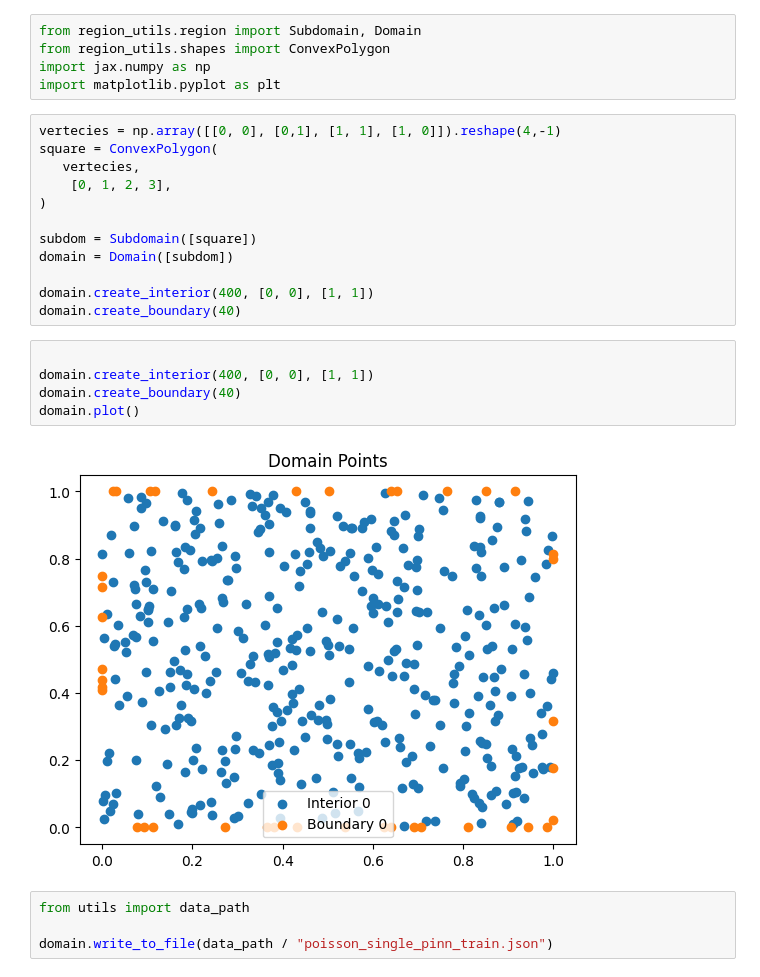
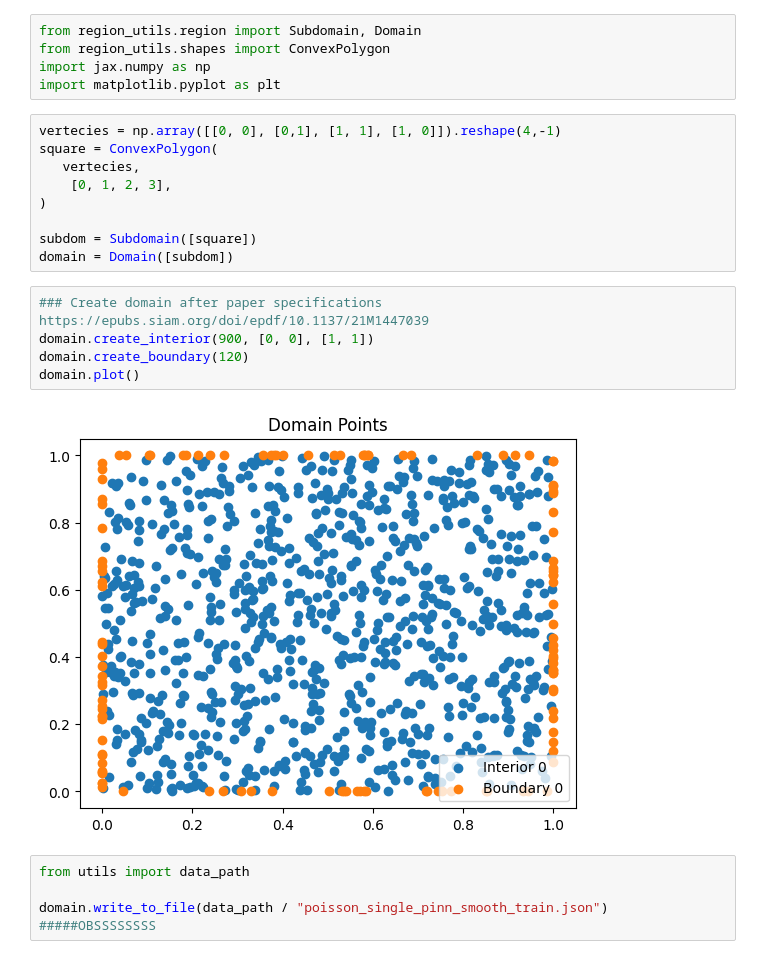
Before and after one commit to augustfe/FYS5429, a Jupyter notebook: Project1XPINNs/src/poisson/poisson_points_single_pinn.ipynb, the cells around one changed output. Cells and saved outputs as stored; diff of their text form.

```diff
--- a/Project1XPINNs/src/poisson/poisson_points_single_pinn.ipynb
+++ b/Project1XPINNs/src/poisson/poisson_points_single_pinn.ipynb
@@ -14,18 +14,15 @@ square = ConvexPolygon(
 
 subdom = Subdomain([square])
 domain = Domain([subdom])
-
-domain.create_interior(400, [0, 0], [1, 1])
-domain.create_boundary(40)
 # %%
-
-domain.create_interior(400, [0, 0], [1, 1])
-domain.create_boundary(40)
+### Create domain after paper specifications https://epubs.siam.org/doi/epdf/10.1137/21M1447039
+domain.create_interior(900, [0, 0], [1, 1])
+domain.create_boundary(120)
 domain.plot()
 # %% [output]
-[figure, old version]
+[figure, new version]
 # %%
 from utils import data_path
 
-domain.write_to_file(data_path / "poisson_single_pinn_train.json")
+domain.write_to_file(data_path / "poisson_single_pinn_smooth_train.json") #####OBSSSSSSSS
 # %%
```
Also changed, not shown: parts of 1 cell of this notebook, 2 other files.
